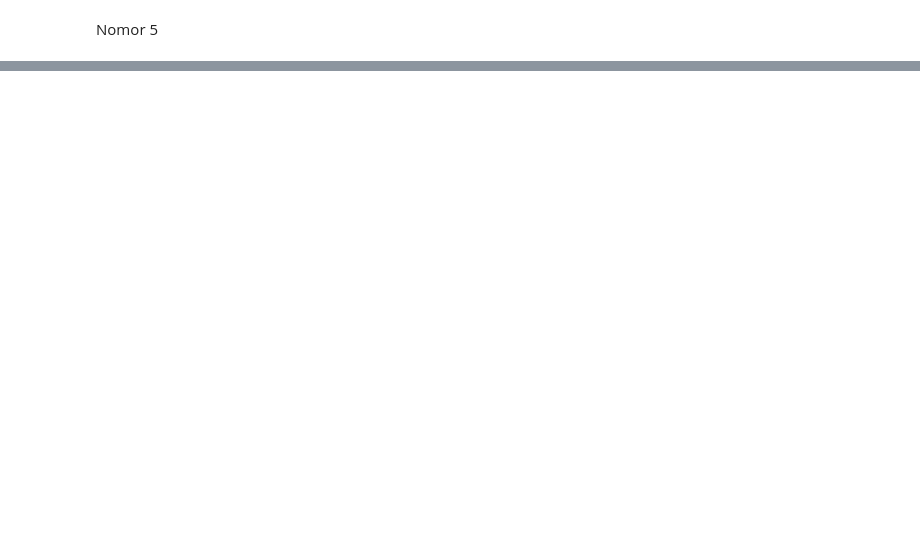
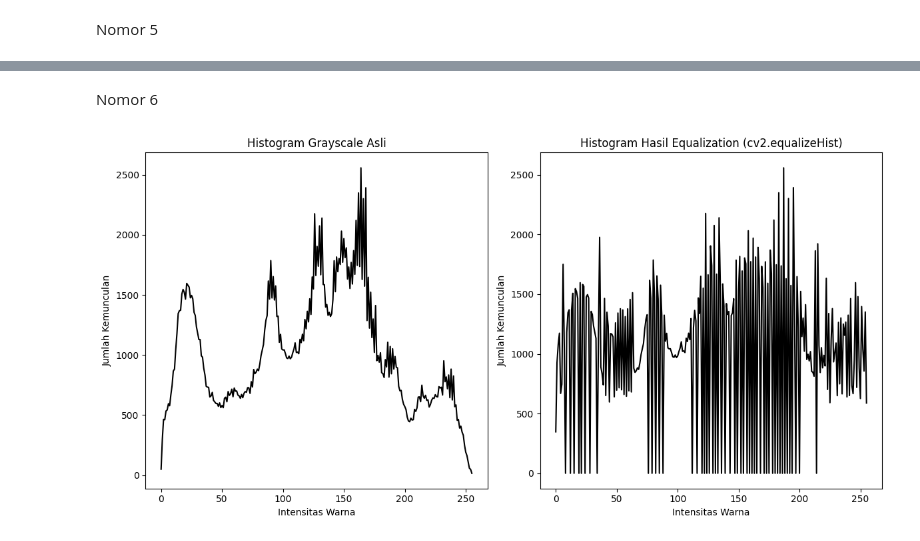
Before and after one commit to finaorivia19/PCVK_Ganjil_2023, a Jupyter notebook: Week6.ipynb, the cells around one changed output, grey strips where cells are left out. Drawn from its saved outputs; the diff is of its cells as text; code cells hidden in the pictures; blank space fills up the shorter version.

```diff
--- a/Week6.ipynb
+++ b/Week6.ipynb
@@ -169,0 +172,43 @@ TypeError: ignored
+# %% [markdown]
+Nomor 6
+# %%
+import cv2
+import numpy as np
+import matplotlib.pyplot as plt
+
+# Baca citra asli
+image = cv2.imread('/content/drive/MyDrive/image/lena.jpg')
+
+# Ubah citra ke dalam mode grayscale
+gray_image = cv2.cvtColor(image, cv2.COLOR_BGR2GRAY)
+
+# Terapkan histogram equalization menggunakan cv2.equalizeHist
+equalized_image = cv2.equalizeHist(gray_image)
+
+# Hitung histogram citra grayscale asli
+histo_asli = cv2.calcHist([gray_image], [0], None, [256], [0, 256])
+
+# Hitung histogram citra hasil equalization
+histo_equalized_cv2 = cv2.calcHist([equalized_image], [0], None, [256], [0, 256])
+
+# Menampilkan plot histogram
+plt.figure(figsize=(12, 6))
+
+# Plot histogram citra grayscale asli
+plt.subplot(1, 2, 1)
+plt.plot(histo_asli, color='black')
+plt.title('Histogram Grayscale Asli')
+plt.xlabel('Intensitas Warna')
+plt.ylabel('Jumlah Kemunculan')
+
+# Plot histogram citra hasil equalization menggunakan cv2.equalizeHist
+plt.subplot(1, 2, 2)
+plt.plot(histo_equalized_cv2, color='black')
+plt.title('Histogram Hasil Equalization (cv2.equalizeHist)')
+plt.xlabel('Intensitas Warna')
+plt.ylabel('Jumlah Kemunculan')
+
+plt.tight_layout()
+plt.show()
+# %% [output]
+[figure, added]
```
Also changed, not shown: parts of 17 cells of this notebook.
